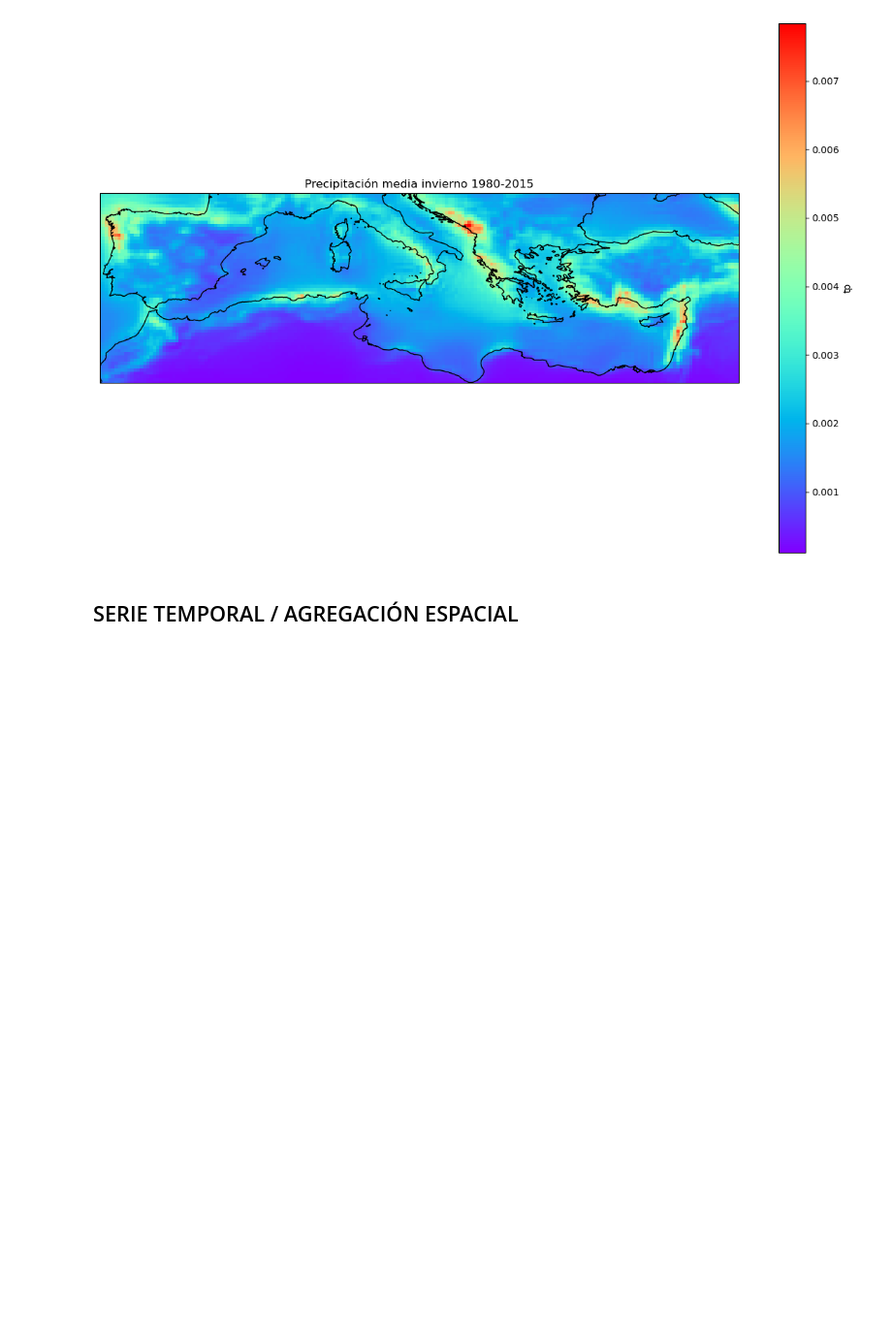
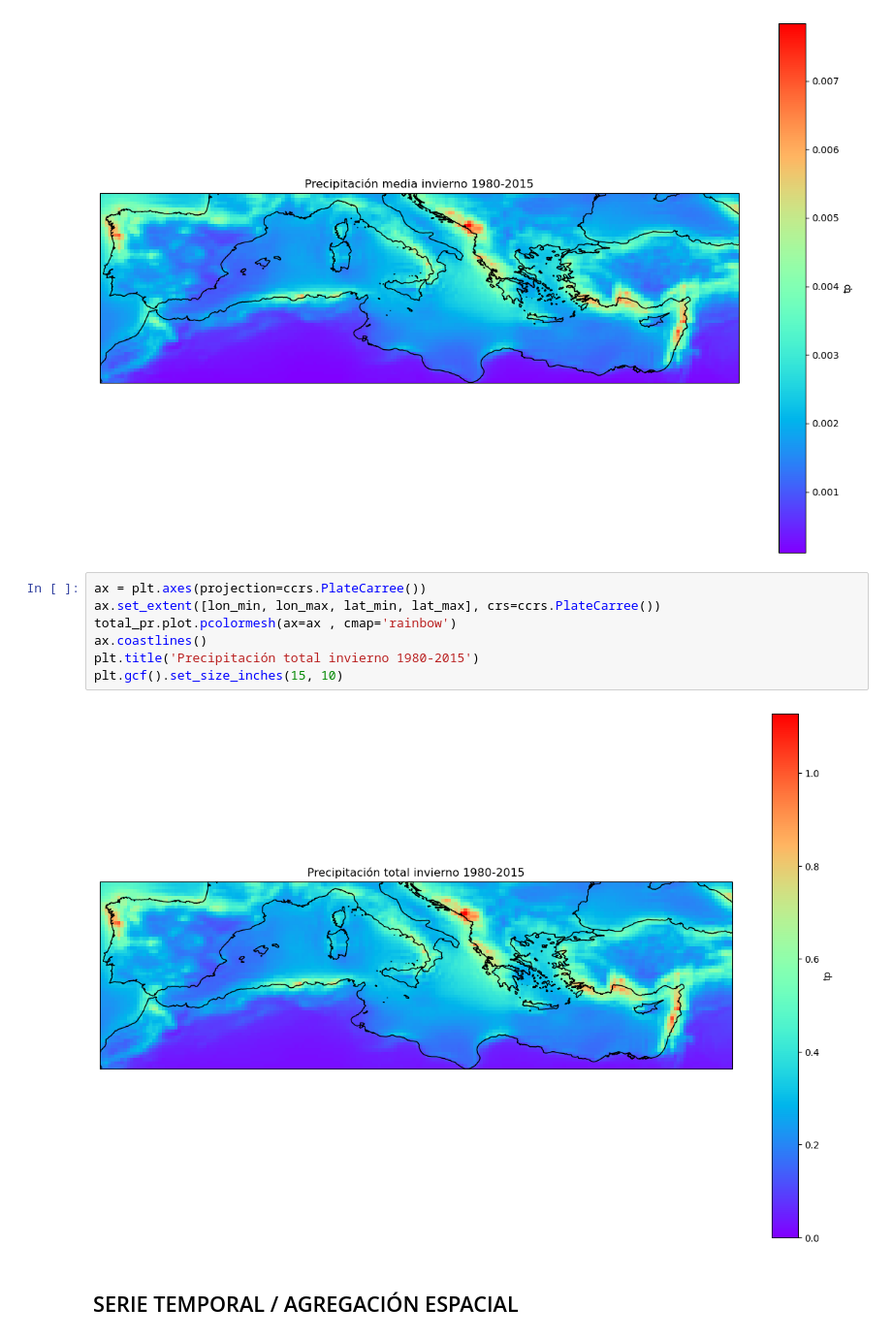
Before and after one commit to rubeenalonso/Practicas-Predictia, a Jupyter notebook: PrimerosPasos/Tarea_pr.ipynb, the cells around one changed output. Shown at 97% size. Drawn from its saved outputs; the diff is of its cells as text; blank space fills up the shorter version.

```diff
--- a/PrimerosPasos/Tarea_pr.ipynb
+++ b/PrimerosPasos/Tarea_pr.ipynb
@@ -76,6 +94,15 @@ plt.title('Precipitación media invierno 1980-2015')
 plt.gcf().set_size_inches(15, 10)
 # %% [output]
 [figure]
+# %%
+ax = plt.axes(projection=ccrs.PlateCarree())
+ax.set_extent([lon_min, lon_max, lat_min, lat_max], crs=ccrs.PlateCarree())
+total_pr.plot.pcolormesh(ax=ax , cmap='rainbow')
+ax.coastlines()
+plt.title('Precipitación total invierno 1980-2015')
+plt.gcf().set_size_inches(15, 10)
+# %% [output]
+[figure, added]
 # %% [markdown]
 ## SERIE TEMPORAL / AGREGACIÓN ESPACIAL
 # %%
```
Also changed, not shown: parts of 8 cells of this notebook.
